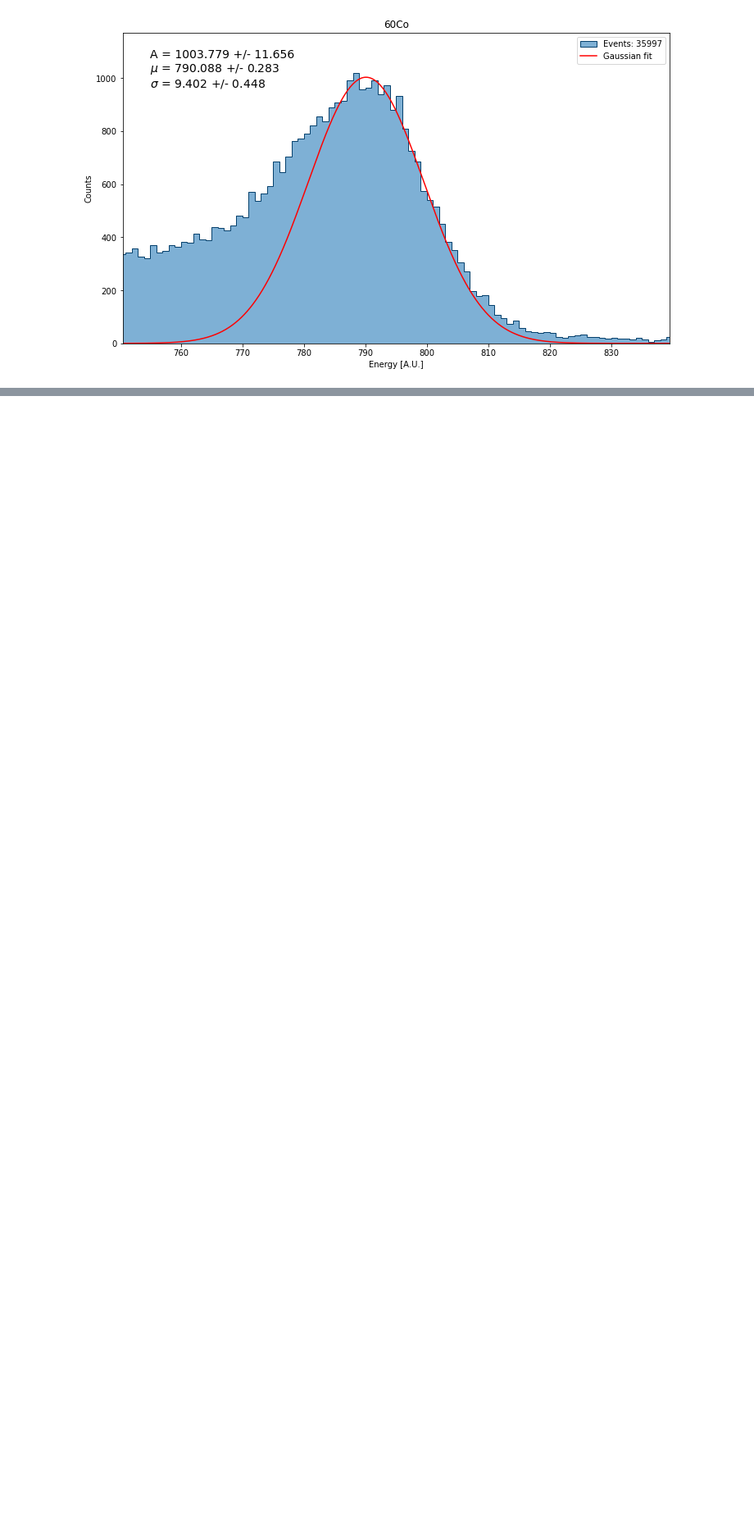
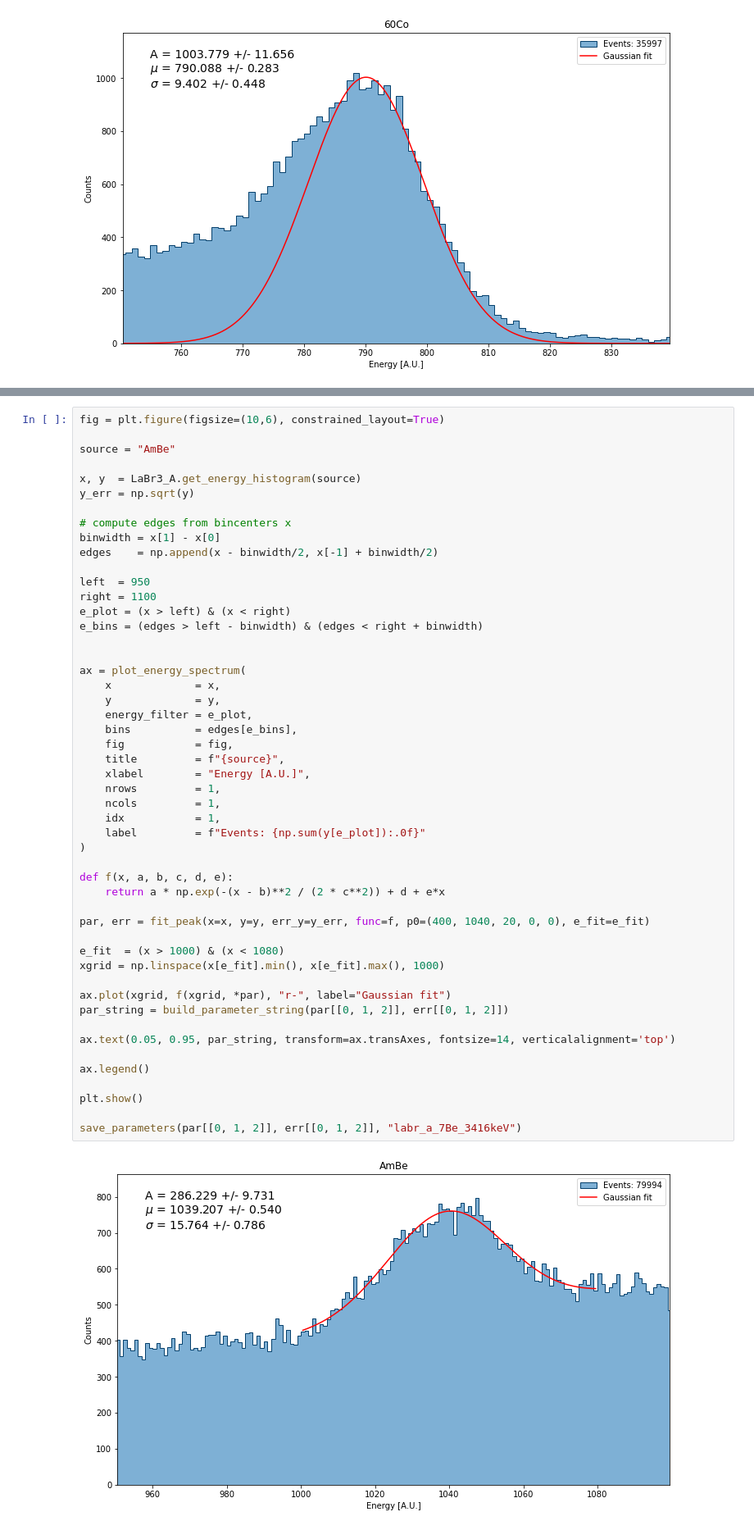
Before and after one commit to niklai99/advanced-laboratory, a Jupyter notebook: cn-calib/labr_a_gaussians.ipynb, the cells around one changed output, grey strips where cells are left out. Shown at 82% size. Drawn from its saved outputs; the diff is of its cells as text; blank space fills up the shorter version.

```diff
--- a/cn-calib/labr_a_gaussians.ipynb
+++ b/cn-calib/labr_a_gaussians.ipynb
@@ -324,0 +354,52 @@ E_CO_SUM_22
+# %%
+fig = plt.figure(figsize=(10,6), constrained_layout=True)
+
+source = "AmBe"
+
+x, y  = LaBr3_A.get_energy_histogram(source)
+y_err = np.sqrt(y)
+
+# compute edges from bincenters x
+binwidth = x[1] - x[0]
+edges    = np.append(x - binwidth/2, x[-1] + binwidth/2)
+
+left  = 950
+right = 1100
+e_plot = (x > left) & (x < right)
+e_bins = (edges > left - binwidth) & (edges < right + binwidth)
+
+
+ax = plot_energy_spectrum(
+    x             = x,
+    y             = y,
+    energy_filter = e_plot,
+    bins          = edges[e_bins],
+    fig           = fig,
+    title         = f"{source}",
+    xlabel        = "Energy [A.U.]",
+    nrows         = 1,
+    ncols         = 1,
+    idx           = 1,
+    label         = f"Events: {np.sum(y[e_plot]):.0f}"
+)
+
+def f(x, a, b, c, d, e):
+    return a * np.exp(-(x - b)**2 / (2 * c**2)) + d + e*x
+
+par, err = fit_peak(x=x, y=y, err_y=y_err, func=f, p0=(400, 1040, 20, 0, 0), e_fit=e_fit)
+
+e_fit  = (x > 1000) & (x < 1080)
+xgrid = np.linspace(x[e_fit].min(), x[e_fit].max(), 1000)
+
+ax.plot(xgrid, f(xgrid, *par), "r-", label="Gaussian fit")
+par_string = build_parameter_string(par[[0, 1, 2]], err[[0, 1, 2]])
+
+ax.text(0.05, 0.95, par_string, transform=ax.transAxes, fontsize=14, verticalalignment='top')
+
+ax.legend()
+
+plt.show()
+
+save_parameters(par[[0, 1, 2]], err[[0, 1, 2]], "labr_a_7Be_3416keV")
+# %% [output]
+[figure, added]
```
Also changed, not shown: parts of 8 cells of this notebook, 16 other files.
